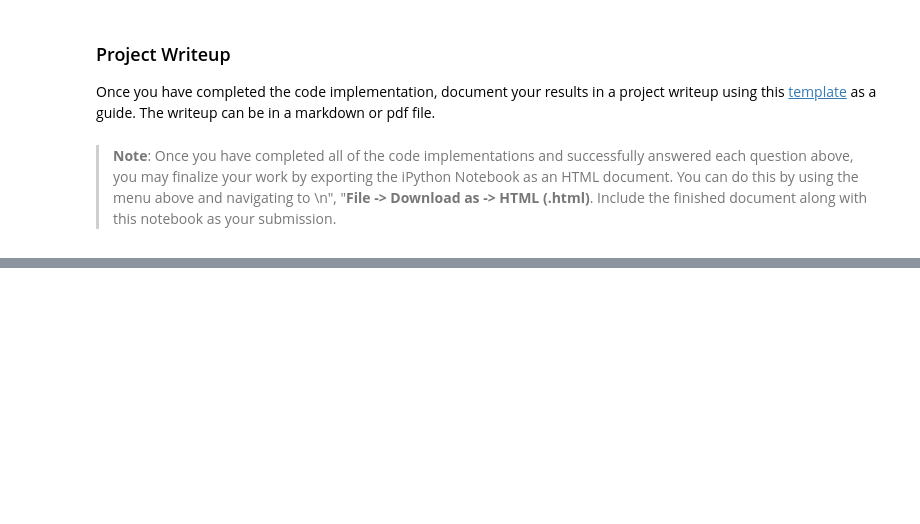
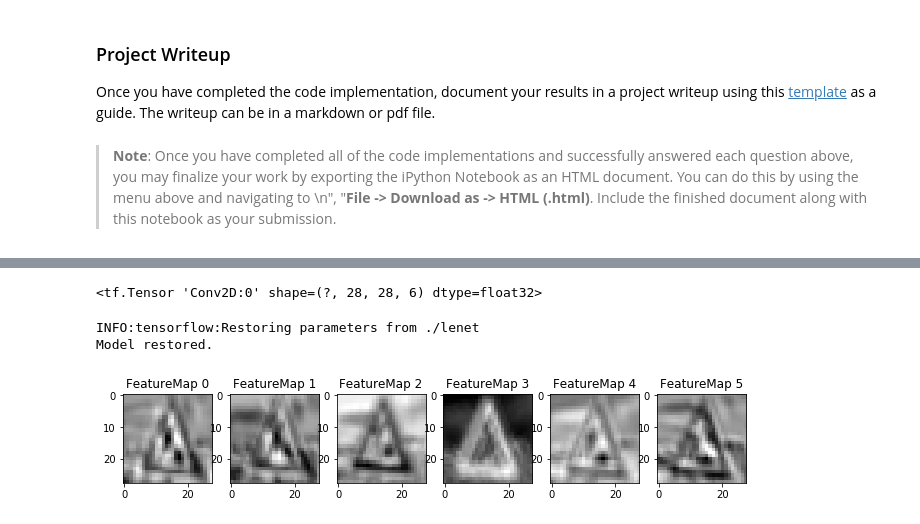
Before and after one commit to samiriff/CarND-Traffic-Sign-Classifier-Project, a Jupyter notebook: Traffic_Sign_Classifier.ipynb, the cells around one changed output, grey strips where cells are left out. Saved outputs shown, nothing was run; the diff lists cells and outputs as text; code cells hidden in the pictures; blank space fills up the shorter version.

Commit message:
Added TensorFlow visual graph and added feature map plots

```diff
--- a/Traffic_Sign_Classifier.ipynb
+++ b/Traffic_Sign_Classifier.ipynb
@@ -844,0 +906,16 @@ def outputFeatureMap(image_input, tf_activation, activation_min=-1, activation_m
+# %%
+logits.graph.get_tensor_by_name('Conv2D:0')
+# %% [output]
+<tf.Tensor 'Conv2D:0' shape=(?, 28, 28, 6) dtype=float32>
+# %%
+tensor_name = 'Conv2D:0'
+with tf.Session() as sess:
+    # Restore variables from disk.
+    saver.restore(sess, "./lenet")
+    print("Model restored.")
+    output_values = sess.run(softmax, feed_dict={x: X_test_normalized[0, None], y: y_test[0, None]})
+    outputFeatureMap(X_test_normalized[0, None], logits.graph.get_tensor_by_name(tensor_name))
+# %% [output]
+INFO:tensorflow:Restoring parameters from ./lenet
+Model restored.
+[figure, added]
```
Also changed, not shown: parts of 9 cells of this notebook.
